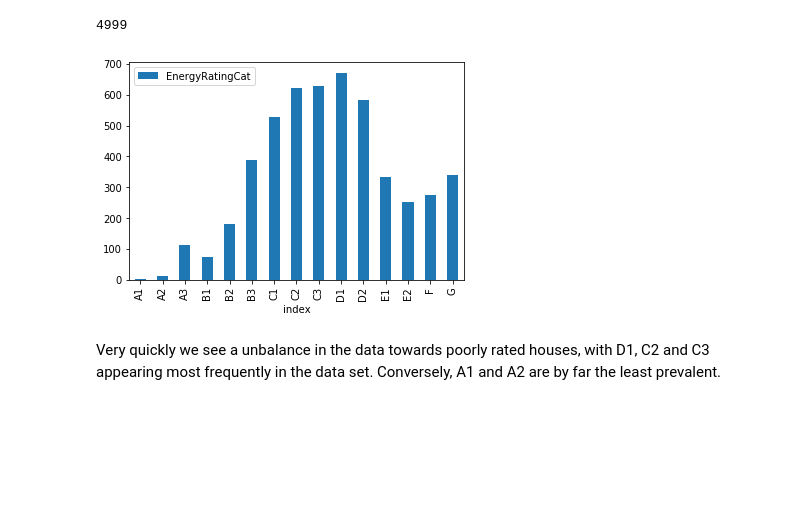
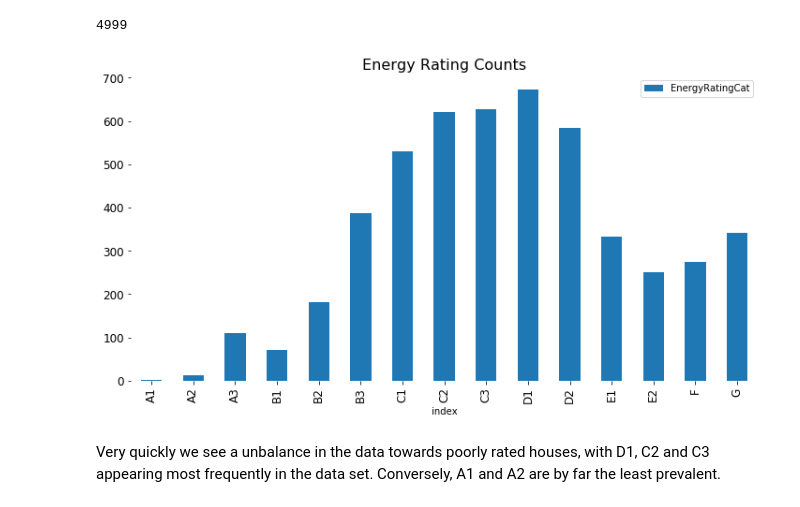
Before and after one commit to mcsweena/AIB-Datahack-2016, a Jupyter notebook: data-exploration-small.ipynb, the cells around one changed output. Drawn from its saved outputs; the diff is of its cells as text; code cells hidden in the pictures; blank space fills up the shorter version.

```diff
--- a/data-exploration-small.ipynb
+++ b/data-exploration-small.ipynb
@@ -130,9 +130,13 @@ len(target)
 target['EnergyRatingCat'] = target['EnergyRatingCat'].apply(lambda x: x.strip())
 # %%
 col_order = ['A1', 'A2', 'A3', 'B1', 'B2', 'B3', 'C1', 'C2', 'C3', 'D2', 'D2', 'E1', 'E2', 'F', 'G']
-target.loc[:, 'EnergyRatingCat'].value_counts().reset_index().sort_values(by='index').set_index('index').plot(kind='bar');
+ax = target.loc[:, 'EnergyRatingCat'].value_counts().reset_index().sort_values(by='index').set_index('index').plot(kind='bar',
+                                                                                                              figsize=(12,6),
+                                                                                                              fontsize=12)
+ax.set_title('Energy Rating Counts', fontsize=16)
+sns.despine(bottom=True, left=True);
 # %% [output]
-[figure, old version]
+[figure, new version]
 # %% [markdown]
 Very quickly we see a unbalance in the data towards poorly rated houses, with D1, C2 and C3 appearing most frequently in the data set. Conversely, A1 and A2 are by far the least prevalent.
 # %%
```
Also changed, not shown: parts of 1 cell of this notebook, 1 other file.
